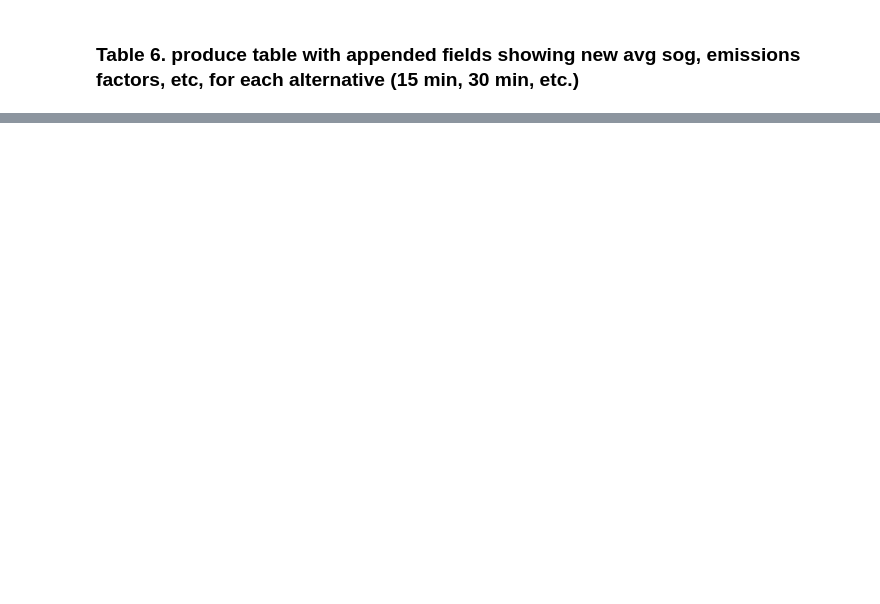
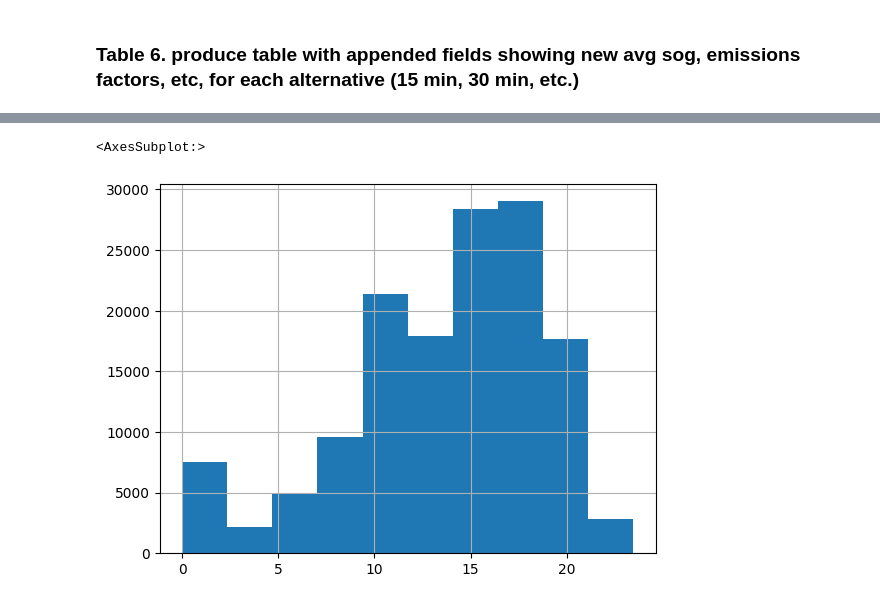
Before and after one commit to gebrady/shippy, a Jupyter notebook: tables_and_figures.ipynb, the cells around one changed output, grey strips where cells are left out. Cells and saved outputs as stored; diff of their text form; code cells hidden in the pictures; blank space fills up the shorter version.

```diff
--- a/tables_and_figures.ipynb
+++ b/tables_and_figures.ipynb
@@ -335,0 +513,5 @@ alts = Geoprocessor.generate_management_alternatives(data, 'segment_id', [-30, 1
+# %%
+merged_alt_ais_after_glba['sog_new'].hist()
+# %% [output]
+<AxesSubplot:>
+[figure, added]
```
Also changed, not shown: parts of 48 cells of this notebook, 5 other files.
